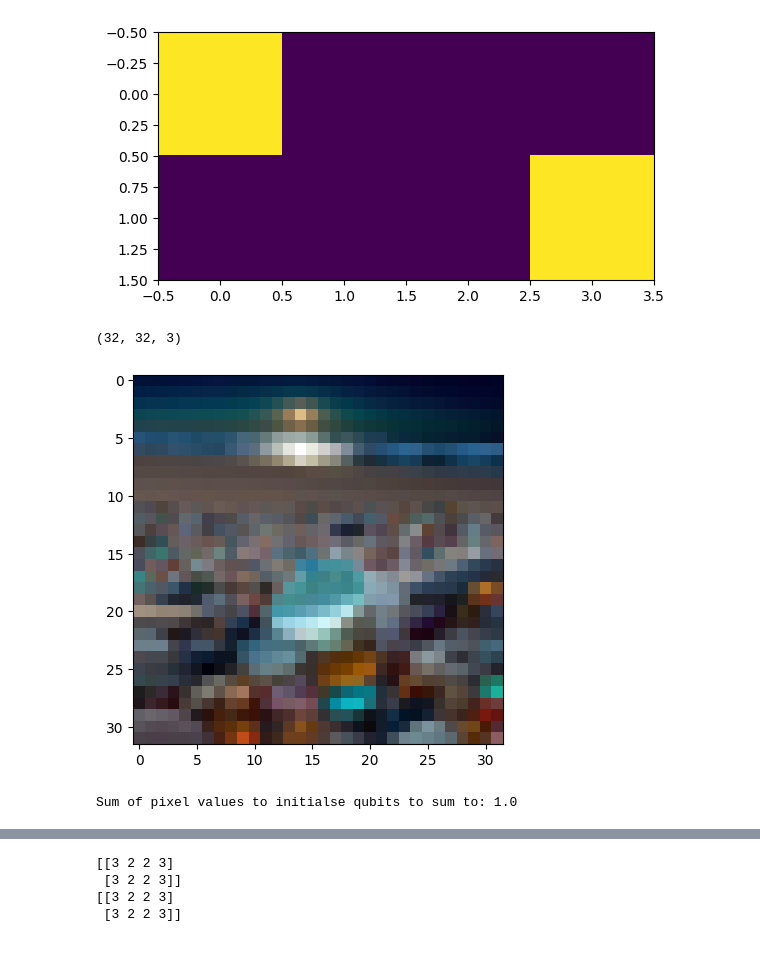
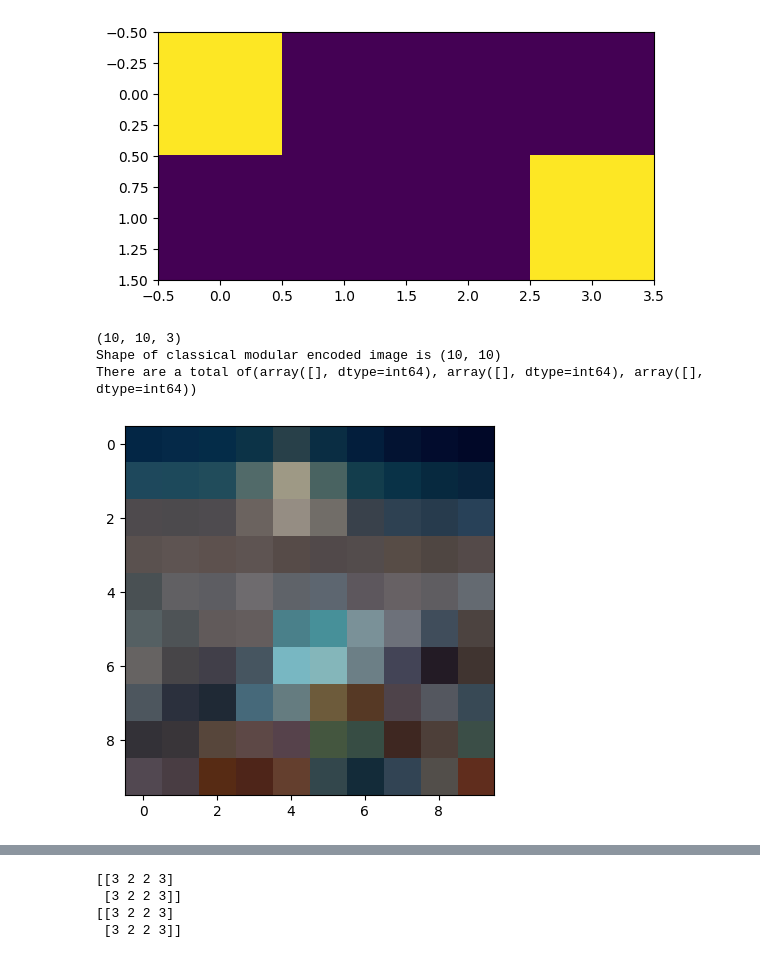
Before and after one commit to el-dAna/QC, a Jupyter notebook: hacathons/image_encoding.ipynb, the cells around one changed output, grey strips where cells are left out. Drawn from its saved outputs; the diff is of its cells as text; code cells hidden in the pictures.

```diff
--- a/hacathons/image_encoding.ipynb
+++ b/hacathons/image_encoding.ipynb
@@ -78,9 +78,11 @@ def classical_encode(image, M=349, N=351):
   returns:
   modular_image:ndarray -> array of modular encoded rgb image of shape (w,h)
   """
-  r,g,b = image[0], image[1], image[2]
+  r,g,b = image[:,:,0], image[:,:,1], image[:,:,2]
   M,N = 349,351
-  modular_image = (r*M*N)+(g*N)+b
+  modular_image = (r*M*N)+(g*N)+r
+  print("Shape of classical modular encoded image is", modular_image.shape)
+  print(f"There are a total of{np.where(image==0)}")
   return modular_image
 
 def classical_decode(modular_image, M=349, N=351):
@@ -89,41 +91,44 @@ def classical_decode(modular_image, M=349, N=351):
   M:int -> first modular base
   N:int -> second modular base
 
   returns:
   reconstructed_image:ndarray -> reconstructed rgb image from modular_image
   """
   r=modular_image%N
   g=(modular_image//N)%M
   b=(modular_image//(M*N))%M
   # reconstructed_image = np.stack((r,g,b),axis=0)
   reconstructed_image = np.stack((b,g,r),axis=0)
   return reconstructed_image
 
 def get_qubits(image_width, image_height):
     num_qubits = np.ceil(np.log2(3* image_width * image_height))
     return int(num_qubits)
 
 #mage_c = np.random.randint(1, 255, size=24).reshape(3,2,4)
 #image = np.array((3,2,2,3,3,2,2,3)).reshape(2,4)
 from PIL import Image
 #Open the image
-image_width = 32
-image_height = 32
+image_width = 10
+image_height = 10
 image_path = '/workspaces/QC/murat.jpeg'
 image = Image.open(image_path)
 image = image.resize((image_width, image_height))
 image = np.array(image)
 print(image.shape)
 plt.imshow(image)
 
-image = classical_encode(image)
+modular_image = classical_encode(image)
 #reconstructed_image = classical_decode(image)
 # %% [output]
-(32, 32, 3)
+(10, 10, 3)
+Shape of classical modular encoded image is (10, 10)
+There are a total of(array([], dtype=int64), array([], dtype=int64), array([], dtype=int64))
-[figure, old version]
+[figure, new version]
 # %%
-def amplitude_encode(img_data):
+def amplitude_encode(img_data, num_qubits):
     # Calculate the RMS value
+    total_states = 2**num_qubits
     img_w, img_h = img_data.shape[0], img_data.shape[1]
     #print('--------',img_data.shape[0])
     pixel_num = img_w*img_h
@@ -132,16 +137,17 @@ def amplitude_encode(img_data):
     norm_sq = norm_img**2
     norm_sq_sum = np.sum(np.sum(norm_sq, axis=1))
     norm_sq_sum_root = np.sqrt(norm_sq_sum)
-
     temp = norm_img/norm_sq_sum_root
     print("Sum of pixel values to initialse qubits to sum to:", np.sum(temp**2))
 
-    return temp.reshape(pixel_num), norm_sq_sum_root, pixel_num, img_max
+    states_pixel_difference = total_states-pixel_num
+    zeros_to_append = np.zeros((states_pixel_difference,1))
+    amplitude_encoded_image = temp.reshape(pixel_num, 1)
+    amplitude_encoded_image = np.vstack((amplitude_encoded_image, zeros_to_append))
+    print(amplitude_encoded_image.shape)
+    return amplitude_encoded_image.reshape(total_states),norm_sq_sum_root, pixel_num, img_max
 
 test_img = np.array((1,1,1,9,1,9876549,1,1,678,1)).reshape(5,2)
-amplitude_encoded, rms, pixel_num, img_max = amplitude_encode(image)
-# %% [output]
-Sum of pixel values to initialse qubits to sum to: 1.0
 # %%
 # from qiskit import QuantumCircuit
 #from qiskit.quantum_info import Statevector
```
Also changed, not shown: parts of 6 cells of this notebook.
